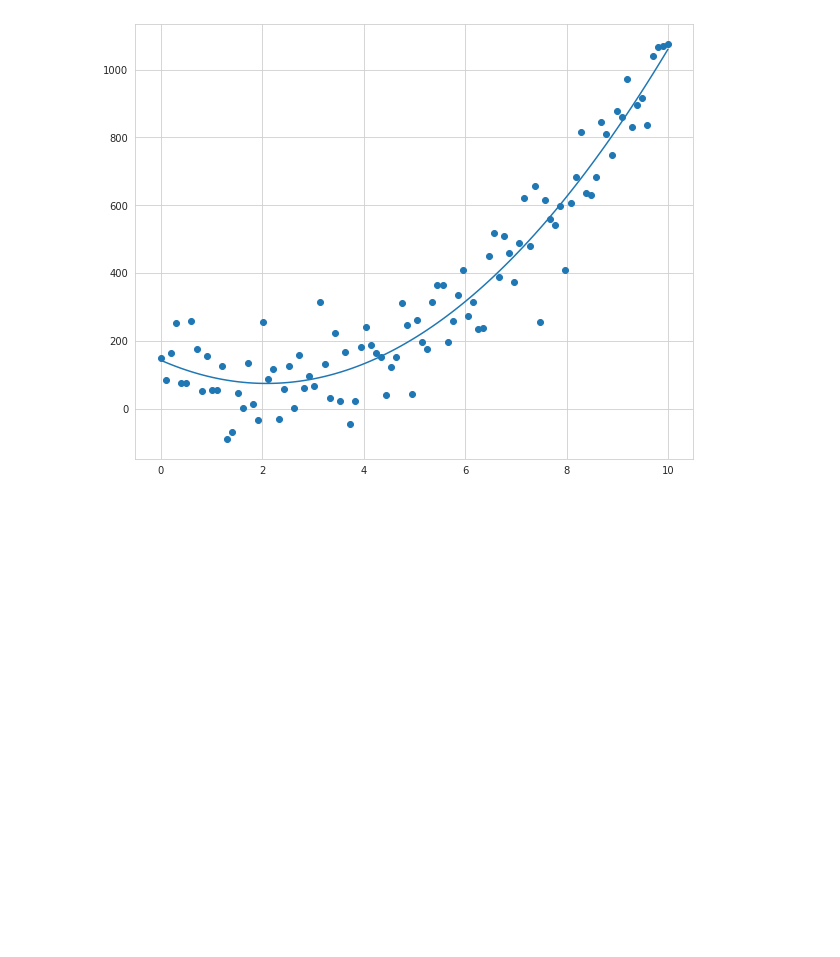
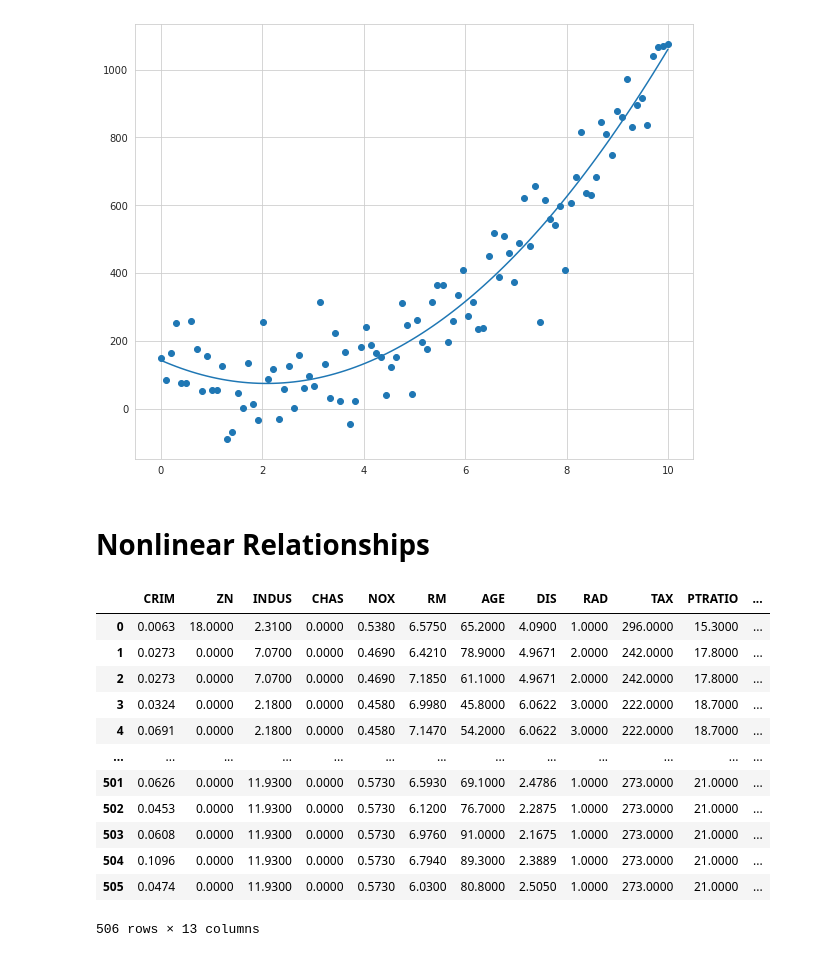
Before and after one commit to milu234/Project_Perseverance, a Jupyter notebook: Multiple_Regression.ipynb, the cells around one changed output. Drawn from its saved outputs; the diff is of its cells as text; code cells hidden in the pictures; blank space fills up the shorter version.

```diff
--- a/Multiple_Regression.ipynb
+++ b/Multiple_Regression.ipynb
@@ -523,3 +557,21 @@ print(f'The Polynomial regression score for polynomial equation is {r2_score(y,y
 # %% [output]
 The Polynomial regression score for polynomial equation is 0.9173858308909386
 [figure]
+# %% [markdown]
+# **Nonlinear Relationships**
+# %%
+df
+# %% [output]
+|  | CRIM | ZN | INDUS | CHAS | NOX | RM | AGE | DIS | RAD | TAX | PTRATIO | ... |
+| 0 | 0.0063 | 18.0000 | 2.3100 | 0.0000 | 0.5380 | 6.5750 | 65.2000 | 4.0900 | 1.0000 | 296.0000 | 15.3000 | ... |
+| 1 | 0.0273 | 0.0000 | 7.0700 | 0.0000 | 0.4690 | 6.4210 | 78.9000 | 4.9671 | 2.0000 | 242.0000 | 17.8000 | ... |
+| 2 | 0.0273 | 0.0000 | 7.0700 | 0.0000 | 0.4690 | 7.1850 | 61.1000 | 4.9671 | 2.0000 | 242.0000 | 17.8000 | ... |
+| 3 | 0.0324 | 0.0000 | 2.1800 | 0.0000 | 0.4580 | 6.9980 | 45.8000 | 6.0622 | 3.0000 | 222.0000 | 18.7000 | ... |
+| 4 | 0.0691 | 0.0000 | 2.1800 | 0.0000 | 0.4580 | 7.1470 | 54.2000 | 6.0622 | 3.0000 | 222.0000 | 18.7000 | ... |
+| ... | ... | ... | ... | ... | ... | ... | ... | ... | ... | ... | ... | ... |
+| 501 | 0.0626 | 0.0000 | 11.9300 | 0.0000 | 0.5730 | 6.5930 | 69.1000 | 2.4786 | 1.0000 | 273.0000 | 21.0000 | ... |
+| 502 | 0.0453 | 0.0000 | 11.9300 | 0.0000 | 0.5730 | 6.1200 | 76.7000 | 2.2875 | 1.0000 | 273.0000 | 21.0000 | ... |
+| 503 | 0.0608 | 0.0000 | 11.9300 | 0.0000 | 0.5730 | 6.9760 | 91.0000 | 2.1675 | 1.0000 | 273.0000 | 21.0000 | ... |
+| 504 | 0.1096 | 0.0000 | 11.9300 | 0.0000 | 0.5730 | 6.7940 | 89.3000 | 2.3889 | 1.0000 | 273.0000 | 21.0000 | ... |
+| 505 | 0.0474 | 0.0000 | 11.9300 | 0.0000 | 0.5730 | 6.0300 | 80.8000 | 2.5050 | 1.0000 | 273.0000 | 21.0000 | ... |
+506 rows × 13 columns
```
Also changed, not shown: parts of 24 cells of this notebook.
